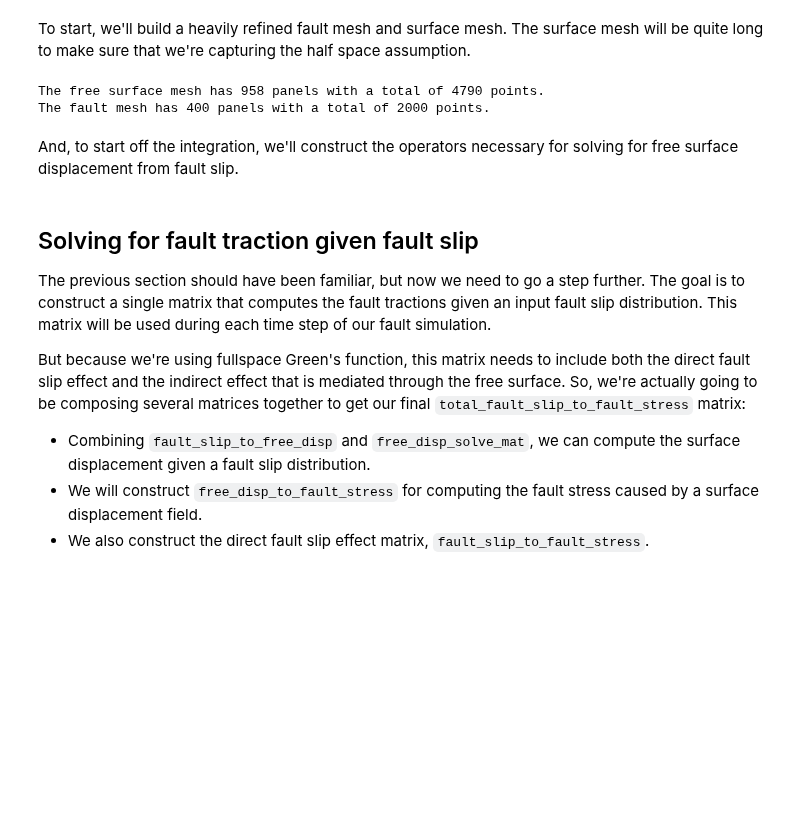
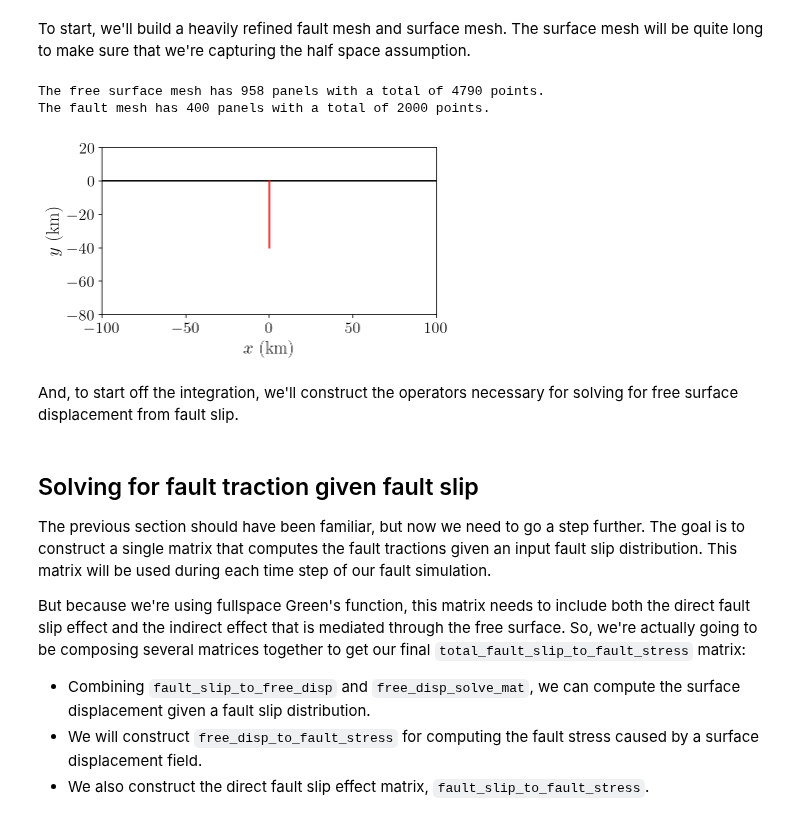
Before and after one commit to tbenthompson/tectosaur2, a Jupyter notebook: tutorials/c1qbx/part6_qd.ipynb, the cells around one changed output. Cells and saved outputs as stored; diff of their text form; code cells hidden in the pictures; blank space fills up the shorter version.

```diff
--- a/tutorials/c1qbx/part6_qd.ipynb
+++ b/tutorials/c1qbx/part6_qd.ipynb
@@ -60,6 +60,17 @@ print(
 # %% [output]
 The free surface mesh has 958 panels with a total of 4790 points.
 The fault mesh has 400 panels with a total of 2000 points.
+# %%
+plt.plot(free.pts[:,0]/1000, free.pts[:,1]/1000, 'k-')
+plt.plot(fault.pts[:,0]/1000, fault.pts[:,1]/1000, 'r-')
+plt.xlabel(r'$x ~ \mathrm{(km)}$')
+plt.ylabel(r'$y ~ \mathrm{(km)}$')
+plt.axis('scaled')
+plt.xlim([-100, 100])
+plt.ylim([-80, 20])
+plt.show()
+# %% [output]
+[figure, added]
 # %% [markdown]
 And, to start off the integration, we'll construct the operators necessary for solving for free surface displacement from fault slip.
 # %%
```
Also changed, not shown: parts of 1 cell of this notebook, 3 other files.
